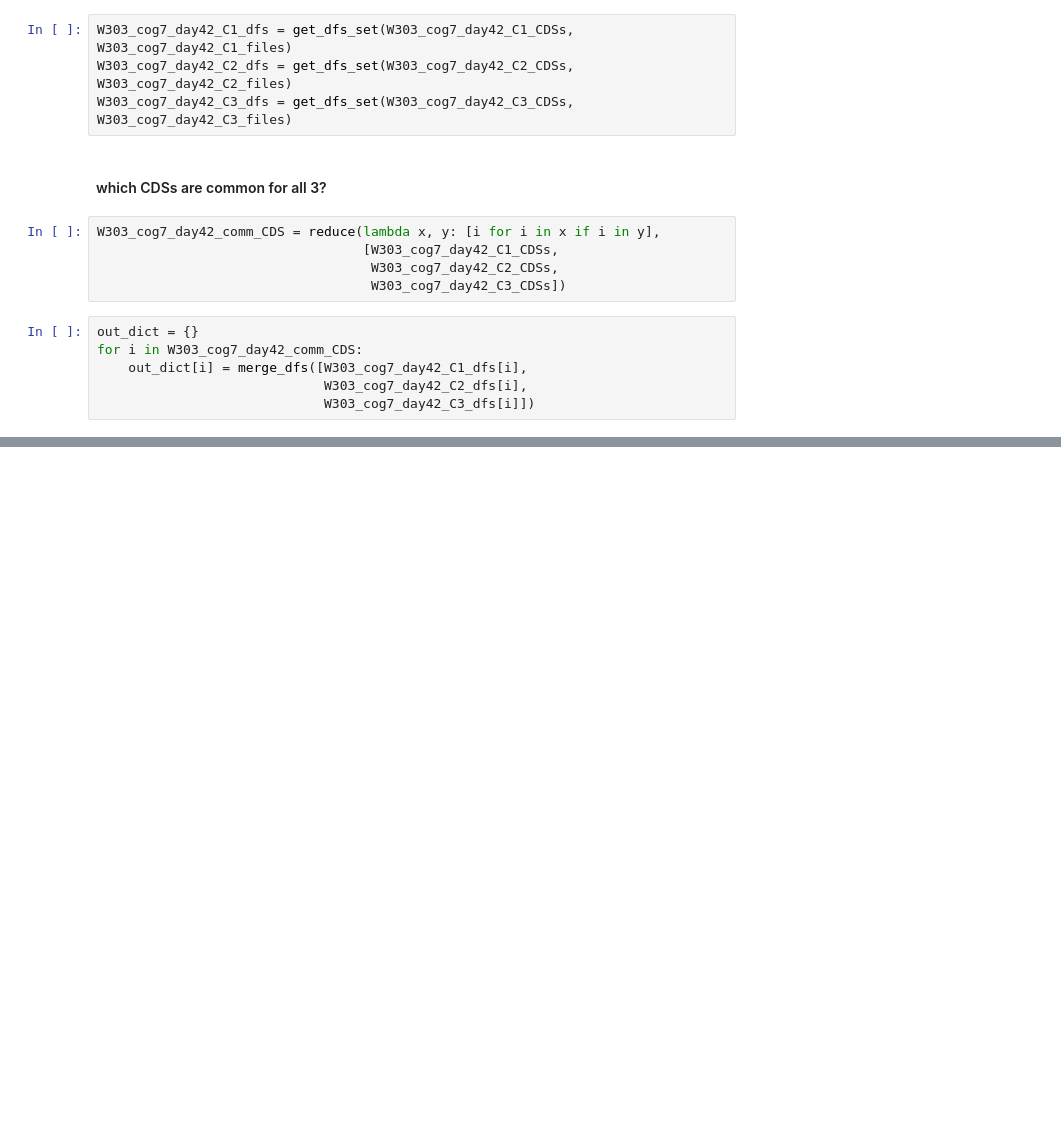
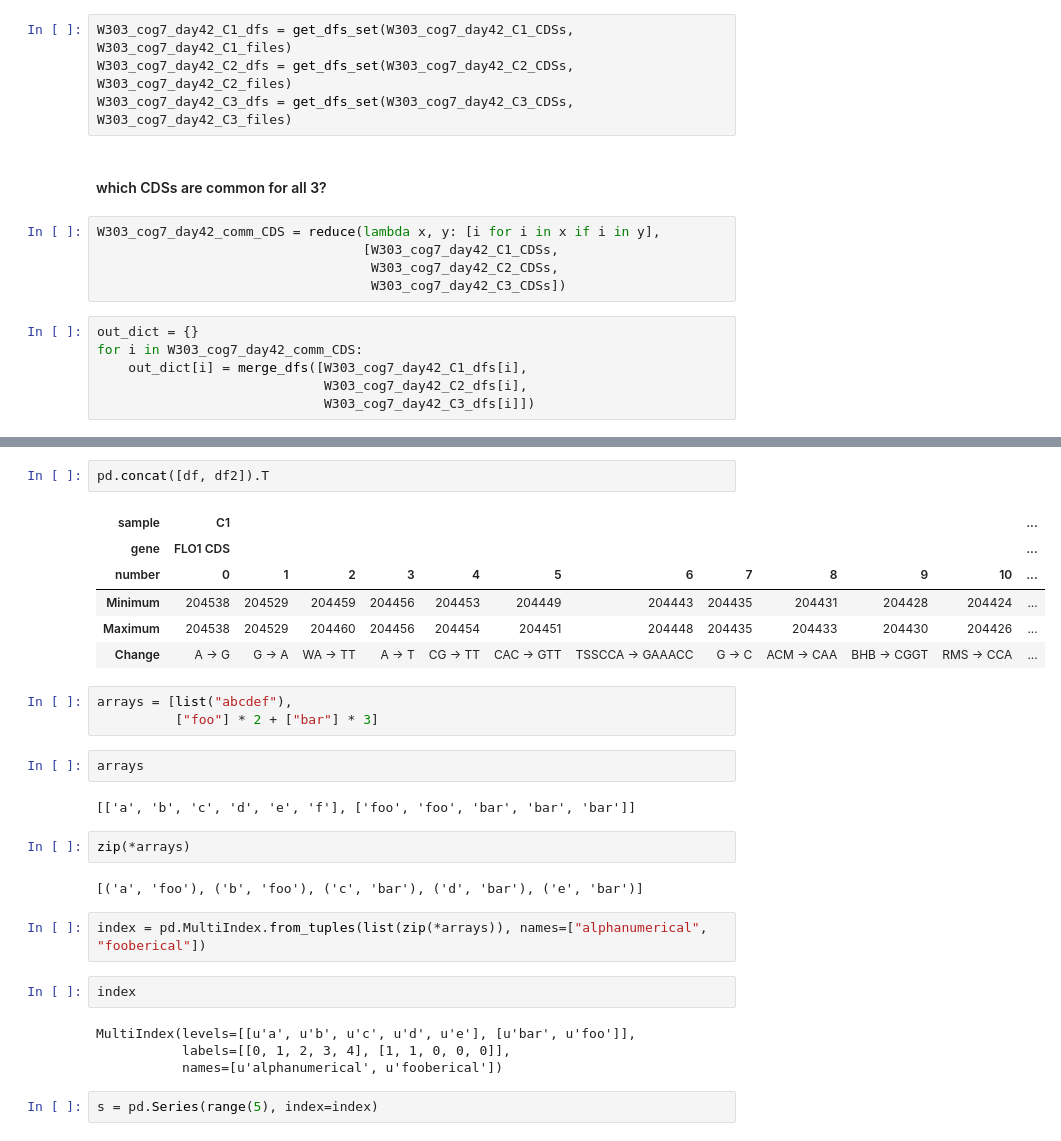
Before and after one commit to dizak/SNP_sheets_merge, a Jupyter notebook: SNPs-sheets_merge.ipynb, the cells around one changed output, grey strips where cells are left out. Saved outputs shown, nothing was run; the diff lists cells and outputs as text; blank space fills up the shorter version.

```diff
--- a/SNPs-sheets_merge.ipynb
+++ b/SNPs-sheets_merge.ipynb
@@ -212,0 +289,30 @@ out_dict["FLO1 CDS"]
+# %%
+pd.concat([df, df2]).T
+# %% [output]
+| sample | C1 |  |  |  |  |  |  |  |  |  |  | ... |
+| gene | FLO1 CDS |  |  |  |  |  |  |  |  |  |  | ... |
+| number | 0 | 1 | 2 | 3 | 4 | 5 | 6 | 7 | 8 | 9 | 10 | ... |
+| Minimum | 204538 | 204529 | 204459 | 204456 | 204453 | 204449 | 204443 | 204435 | 204431 | 204428 | 204424 | ... |
+| Maximum | 204538 | 204529 | 204460 | 204456 | 204454 | 204451 | 204448 | 204435 | 204433 | 204430 | 204426 | ... |
+| Change | A -> G | G -> A | WA -> TT | A -> T | CG -> TT | CAC -> GTT | TSSCCA -> GAAACC | G -> C | ACM -> CAA | BHB -> CGGT | RMS -> CCA | ... |
+# %%
+arrays = [list("abcdef"),
+          ["foo"] * 2 + ["bar"] * 3]
+# %%
+arrays
+# %% [output]
+[['a', 'b', 'c', 'd', 'e', 'f'], ['foo', 'foo', 'bar', 'bar', 'bar']]
+# %%
+zip(*arrays)
+# %% [output]
+[('a', 'foo'), ('b', 'foo'), ('c', 'bar'), ('d', 'bar'), ('e', 'bar')]
+# %%
+index = pd.MultiIndex.from_tuples(list(zip(*arrays)), names=["alphanumerical", "fooberical"])
+# %%
+index
+# %% [output]
+MultiIndex(levels=[[u'a', u'b', u'c', u'd', u'e'], [u'bar', u'foo']],
+           labels=[[0, 1, 2, 3, 4], [1, 1, 0, 0, 0]],
+           names=[u'alphanumerical', u'fooberical'])
+# %%
+s = pd.Series(range(5), index=index)
```
Also changed, not shown: parts of 21 cells of this notebook.
